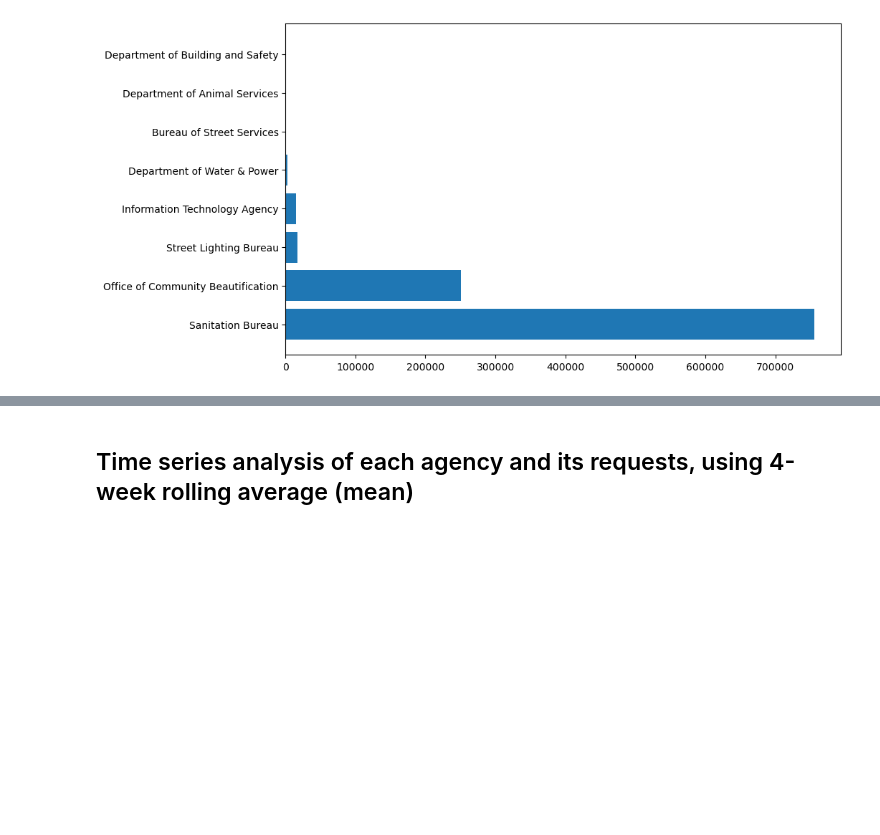
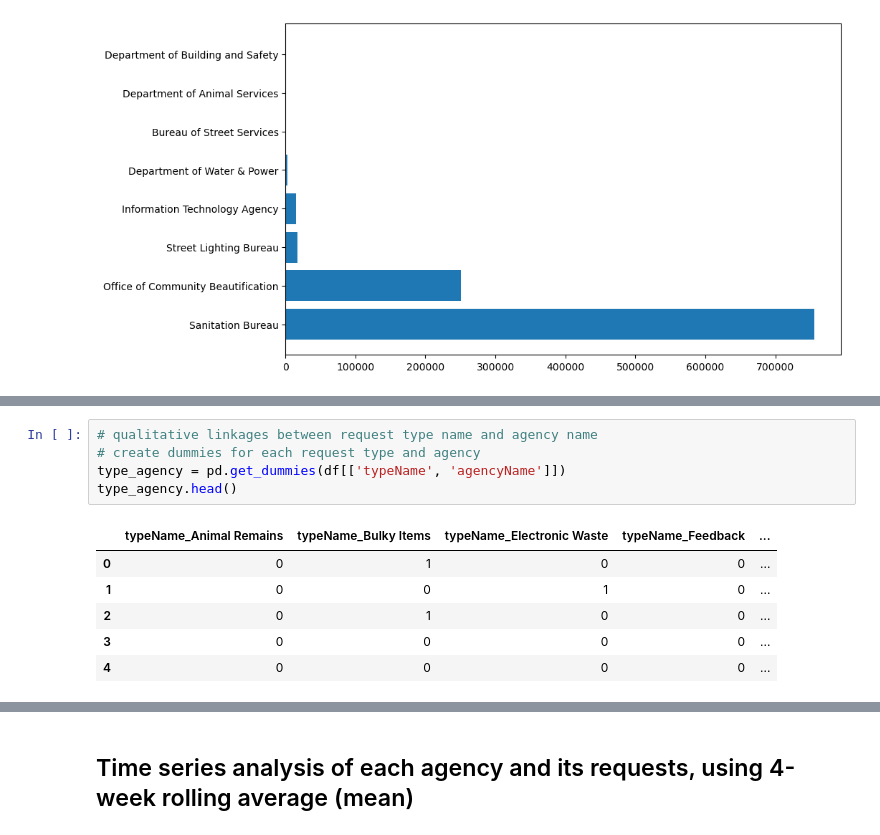
Before and after one commit to ajmachado42/Hack-for-LA-311-Data, a Jupyter notebook: I-1432/code/clean_eda.ipynb, the cells around one changed output, grey strips where cells are left out. Cells and saved outputs as stored; diff of their text form; blank space fills up the shorter version.

```diff
--- a/I-1432/code/clean_eda.ipynb
+++ b/I-1432/code/clean_eda.ipynb
@@ -139,0 +155,12 @@ plt.show()
+# %%
+# qualitative linkages between request type name and agency name
+# create dummies for each request type and agency
+type_agency = pd.get_dummies(df[['typeName', 'agencyName']])
+type_agency.head()
+# %% [output]
+|  | typeName_Animal Remains | typeName_Bulky Items | typeName_Electronic Waste | typeName_Feedback | ... |
+| 0 | 0 | 1 | 0 | 0 | ... |
+| 1 | 0 | 0 | 1 | 0 | ... |
+| 2 | 0 | 1 | 0 | 0 | ... |
+| 3 | 0 | 0 | 0 | 0 | ... |
+| 4 | 0 | 0 | 0 | 0 | ... |
```
Also changed, not shown: parts of 5 cells of this notebook, 10 other files.
